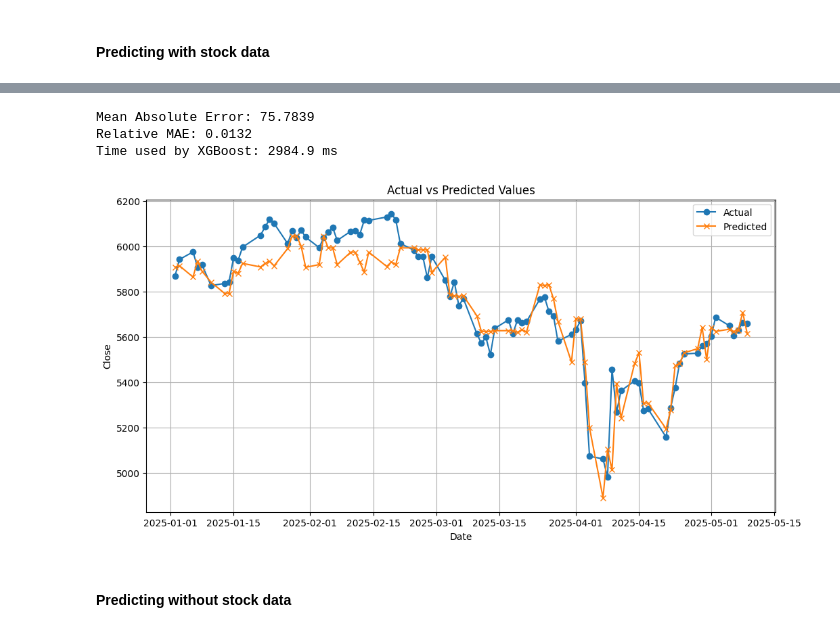
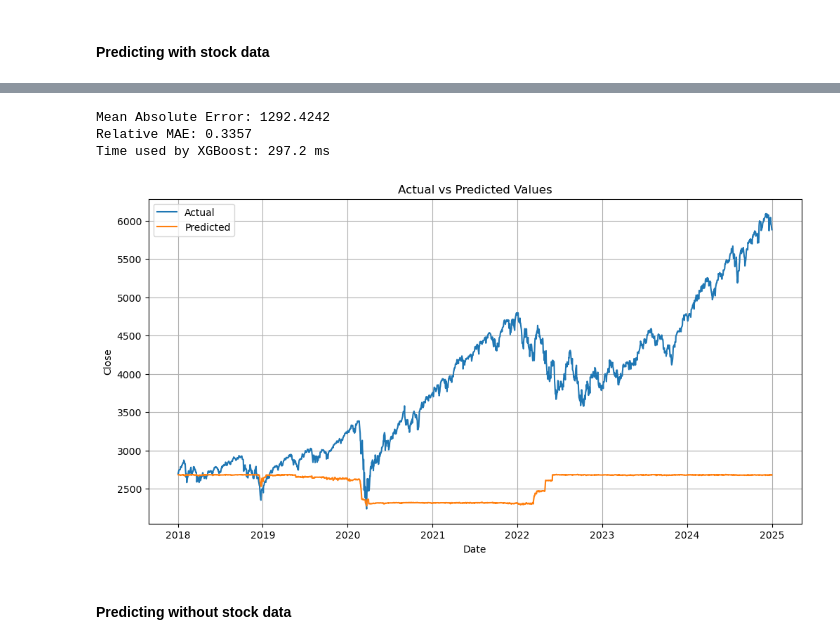
Before and after one commit to carlamcnair/Final-Project-AppML, a Jupyter notebook: notes_carla.ipynb, the cells around one changed output, grey strips where cells are left out. Saved outputs shown, nothing was run; the diff lists cells and outputs as text; code cells hidden in the pictures.

```diff
--- a/notes_carla.ipynb
+++ b/notes_carla.ipynb
@@ -829,0 +899,3 @@ print(num_rows_with_na)
+# %%
+# Drop NaNs
+df = data_w_SP.dropna()
@@ -984,2 +1115,2 @@ plt.show()
 # %%
-data_ZCB = data_w_SP.drop(columns=['Open', 'High', 'Low', 'Volume'])
+data_ZCB = df.drop(columns=['Open', 'High', 'Low', 'Volume'])
@@ -1242,41 +1306,25 @@ from sklearn.metrics import mean_absolute_error
 import time
 import pandas as pd
 
-# Assume data_w_SP is your full DataFrame with 'Date' as datetime
-
-# Define split date for time split
-split_date = pd.Timestamp('2025-01-01')
-
-# Split data by date (time split)
-train_data = data_w_SP[data_w_SP['Date'] < split_date]
-test_data = data_w_SP[data_w_SP['Date'] >= split_date]
-
 target = 'Close'
-
-# Prepare features and target - no lag features, no date column
-X_train = train_data.drop(columns=[target, 'Date'])
-Y_train = train_data[target]
-
-X_test = test_data.drop(columns=[target, 'Date'])
-Y_test = test_data[target]
 
 # Start timer
 start = time.time()
 
 # Drop rows with any missing values from train and test
-train_data_clean = train_data.dropna()
-test_data_clean = test_data.dropna()
+train_data_clean = train_df.dropna()
+val_data_clean = val_df.dropna()
 
 # Prepare features and target again after dropping NA rows
 X_train = train_data_clean.drop(columns=[target, 'Date'])
-Y_train = train_data_clean[target]
+y_train = train_data_clean[target]
 
-X_test = test_data_clean.drop(columns=[target, 'Date'])
-Y_test = test_data_clean[target]
+X_val = val_data_clean.drop(columns=[target, 'Date'])
+y_val = val_data_clean[target]
 
 # Now create DMatrices for XGBoost
-dtrain = xgb.DMatrix(X_train, label=Y_train)
-dvalid = xgb.DMatrix(X_test, label=Y_test)
+dtrain = xgb.DMatrix(X_train, label=y_train)
+dvalid = xgb.DMatrix(X_val, label=y_val)
 
 
 # XGBoost parameters
@@ -1301,36 +1349,36 @@ xgb_model = xgb.train(
 
 # Predict and evaluate
 y_pred = xgb_model.predict(dvalid, iteration_range=(0, xgb_model.best_iteration + 1))
-mae = mean_absolute_error(Y_test, y_pred)
-relative_mae = mae / abs(Y_test).mean()
+mae = mean_absolute_error(y_val, y_pred)
+relative_mae = mae / abs(y_val).mean()
 
 print(f"Mean Absolute Error: {mae:.4f}")
 print(f"Relative MAE: {relative_mae:.4f}")
 print(f"Time used by XGBoost: {(time.time() - start) * 1000:.1f} ms")
 # %% [output]
-Mean Absolute Error: 75.7839
-Relative MAE: 0.0132
-Time used by XGBoost: 2984.9 ms
+Mean Absolute Error: 1292.4242
+Relative MAE: 0.3357
+Time used by XGBoost: 297.2 ms
 # %%
 import matplotlib.pyplot as plt
 
 # Assuming you still have test_data_clean (with dropped NAs) and predictions y_pred
 
 # Make predictions
 y_pred = xgb_model.predict(dvalid, iteration_range=(0, xgb_model.best_iteration + 1))
 
 # Plot actual vs predicted
 plt.figure(figsize=(12,6))
-plt.plot(test_data_clean['Date'], Y_test, label='Actual', marker='o')
-plt.plot(test_data_clean['Date'], y_pred, label='Predicted', marker='x')
+plt.plot(val_data_clean['Date'], y_val, label='Actual')
+plt.plot(val_data_clean['Date'], y_pred, label='Predicted')
 
 plt.xlabel('Date')
 plt.ylabel(target)
 plt.title('Actual vs Predicted Values')
 plt.legend()
 plt.grid(True)
 plt.show()
 # %% [output]
-[figure, old version]
+[figure, new version]
 # %% [markdown]
 #### Predicting without stock data
```
Also changed, not shown: parts of 55 cells of this notebook, 1 other file.
